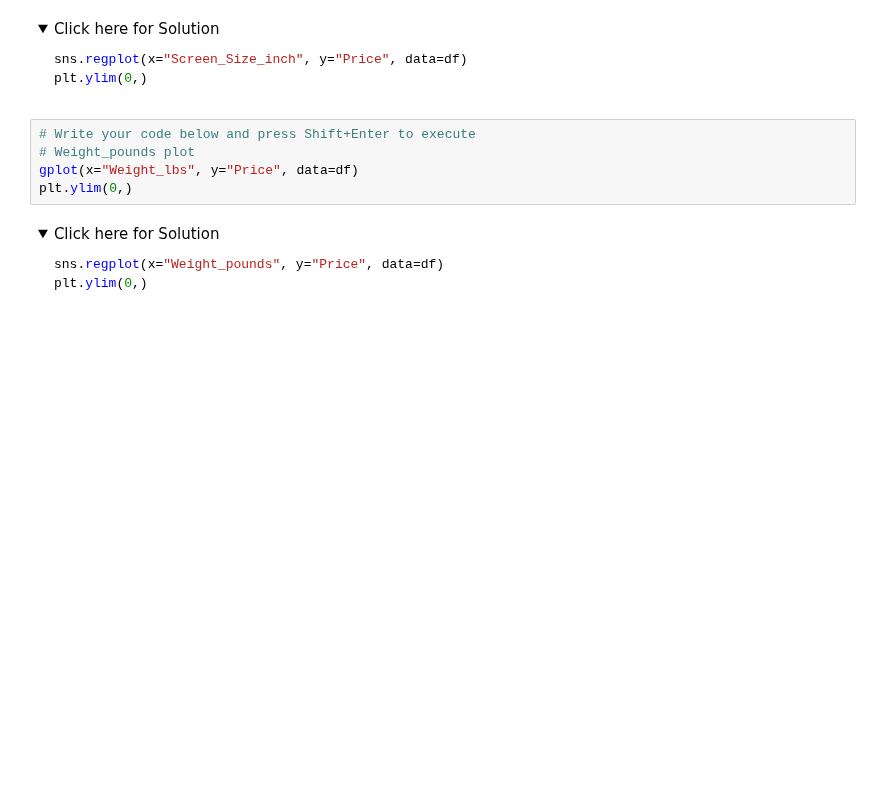
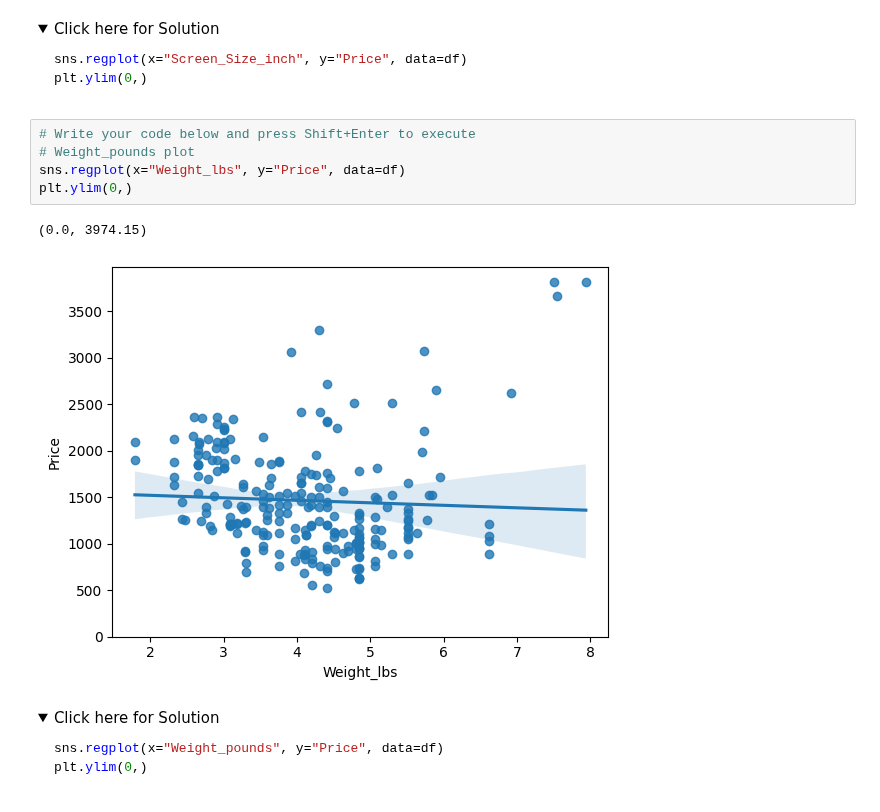
Before and after one commit to CxLos/IBM-Practice-Labs, a Jupyter notebook: 7. Data Analysis with Python/W3 - Exploratory Data Analysis/Labs/Exploratory_data_analysis.jupyterlite.ipynb, the cells around one changed output. Saved outputs shown, nothing was run; the diff lists cells and outputs as text; folded sections open; blank space fills up the shorter version.

```diff
--- a/7. Data Analysis with Python/W3 - Exploratory Data Analysis/Labs/Exploratory_data_analysis.jupyterlite.ipynb
+++ b/7. Data Analysis with Python/W3 - Exploratory Data Analysis/Labs/Exploratory_data_analysis.jupyterlite.ipynb
@@ -121,8 +136,11 @@ plt.ylim(0,)
 # %%
 # Write your code below and press Shift+Enter to execute
 # Weight_pounds plot
-gplot(x="Weight_lbs", y="Price", data=df)
+sns.regplot(x="Weight_lbs", y="Price", data=df)
 plt.ylim(0,)
+# %% [output]
+(0.0, 3974.15)
+[figure, added]
 # %% [markdown]
 <details>
     <summary>Click here for Solution</summary>
```
Also changed, not shown: parts of 18 cells of this notebook, 6 other files.
